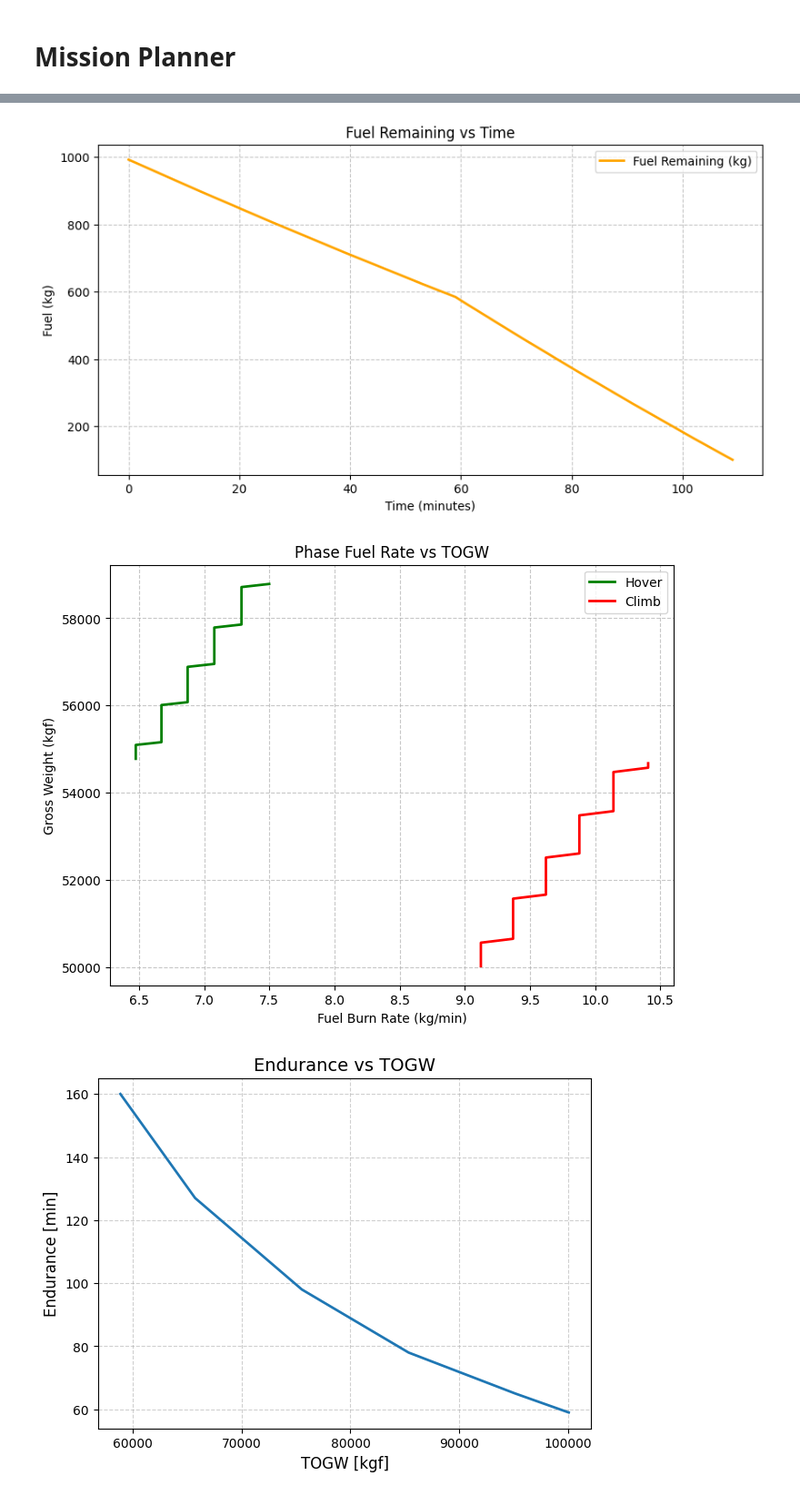
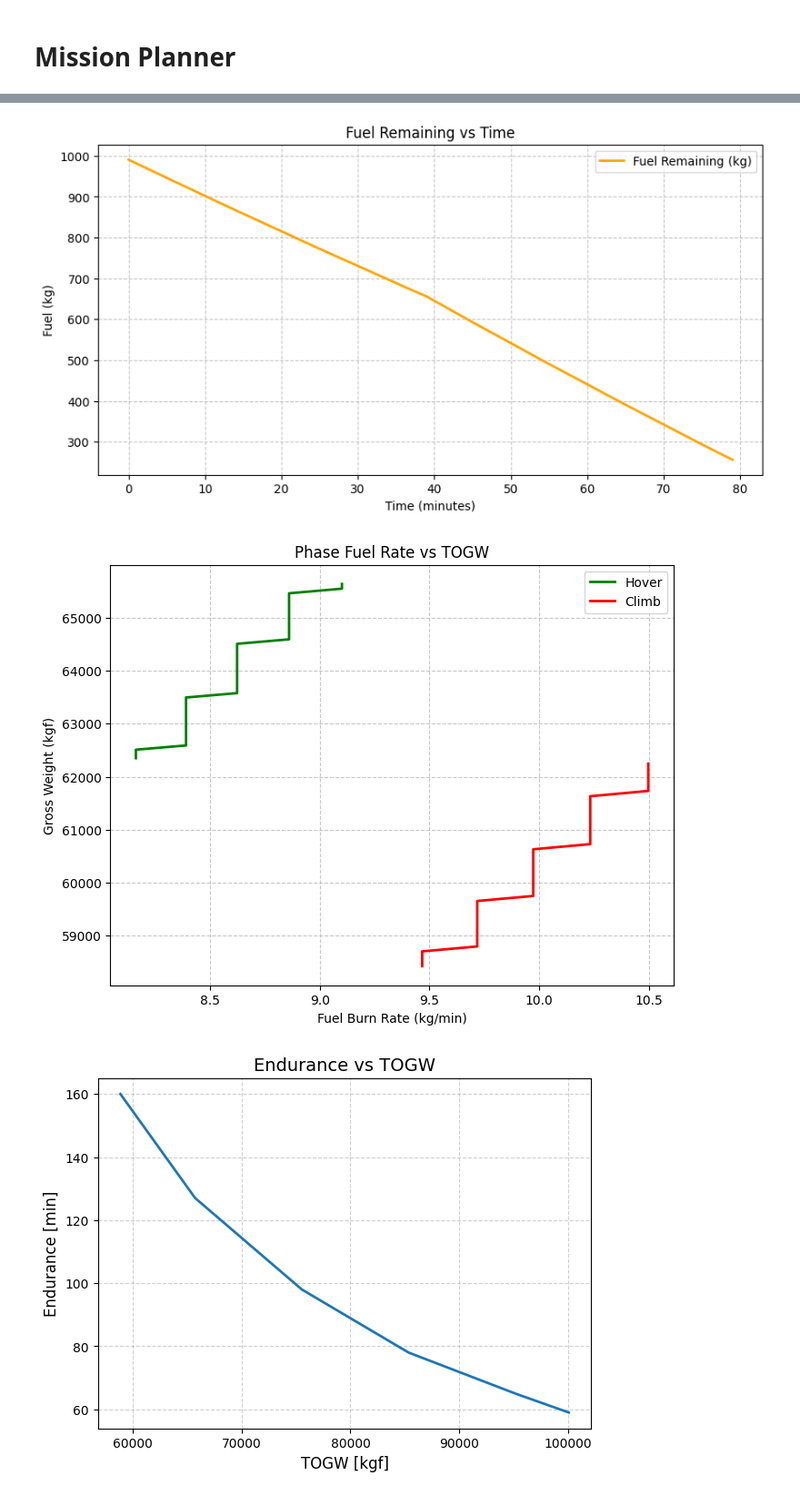
Before and after one commit to chaitanyakeshri/Rotary_Aerodynamics, a Jupyter notebook: Flight_Performance_Estimator.ipynb, the cells around one changed output, grey strips where cells are left out. Shown at 91% size. Saved outputs shown, nothing was run; the diff lists cells and outputs as text; code cells hidden in the pictures.

Commit message:
Added plots

```diff
--- a/Flight_Performance_Estimator.ipynb
+++ b/Flight_Performance_Estimator.ipynb
@@ -616,7 +618,7 @@ flight_condition = {
 }
 
 payload = {
-    "weight": 0
+    "weight": 700
 }
 # %% [markdown]
 # Mission Planner
@@ -624,7 +626,7 @@ payload = {
 import matplotlib.pyplot as plt
 import numpy as np
 
-def Mission_Check(fuel_weight, hover_endurance, climb_endurance, climb_velocity):
+def Mission_Planner(fuel_weight, hover_endurance, climb_endurance, climb_velocity):
 
     if fuel_weight > fuselage["max_fuel_weight"]:
         print(f"Mission Failed: Fuel weight exceeds max of {fuselage['max_fuel_weight']} kg")
@@ -674,7 +676,7 @@ def Mission_Check(fuel_weight, hover_endurance, climb_endurance, climb_velocity)
 
             phase_power = res[0]["P"] / (1 - tail_rotor["power_fraction"]) / (1 - engine["engines_loss"])
             if phase_power > corrected_engine_power:
-                print(f"Mission Failed: Insufficient {phase} power {phase_power} > {corrected_engine_power} at t={t} min")
+                print(f"Mission Failed: Insufficient {phase} power {phase_power} > {corrected_engine_power} at t={t} min for {TOGW} kg")
                 return
 
             # Fuel burn this minute
@@ -717,6 +719,7 @@ def Mission_Check(fuel_weight, hover_endurance, climb_endurance, climb_velocity)
     print(f"Initial TOGW: {TOGW:.1f} kg")
     print(f"Total Fuel Used: {fuel_weight - current_fuel:.2f} kg")
     print(f"Final TOGW: {current_weight:.2f} kg")
+    print("collective angle",found_collective)
     print(f"Total Mission Time: {t} minutes")
 
     # -------------------- PLOTTING --------------------
@@ -759,3 +762,3 @@ def Mission_Check(fuel_weight, hover_endurance, climb_endurance, climb_velocity)
 # %%
-Mission_Check(fuel_weight=1000, hover_endurance=60, climb_endurance=50, climb_velocity=10)
+Mission_Planner(fuel_weight=1000, hover_endurance=40, climb_endurance=40, climb_velocity=6)
 # %% [output]
@@ -780,5 +783,5 @@ AR = 13.27507471970628
-[figure, old version]
+[figure, new version]
-[figure, old version]
+[figure, new version]
 # %%
 import numpy as np
 import matplotlib.pyplot as plt
```
Also changed, not shown: parts of 4 cells of this notebook.
